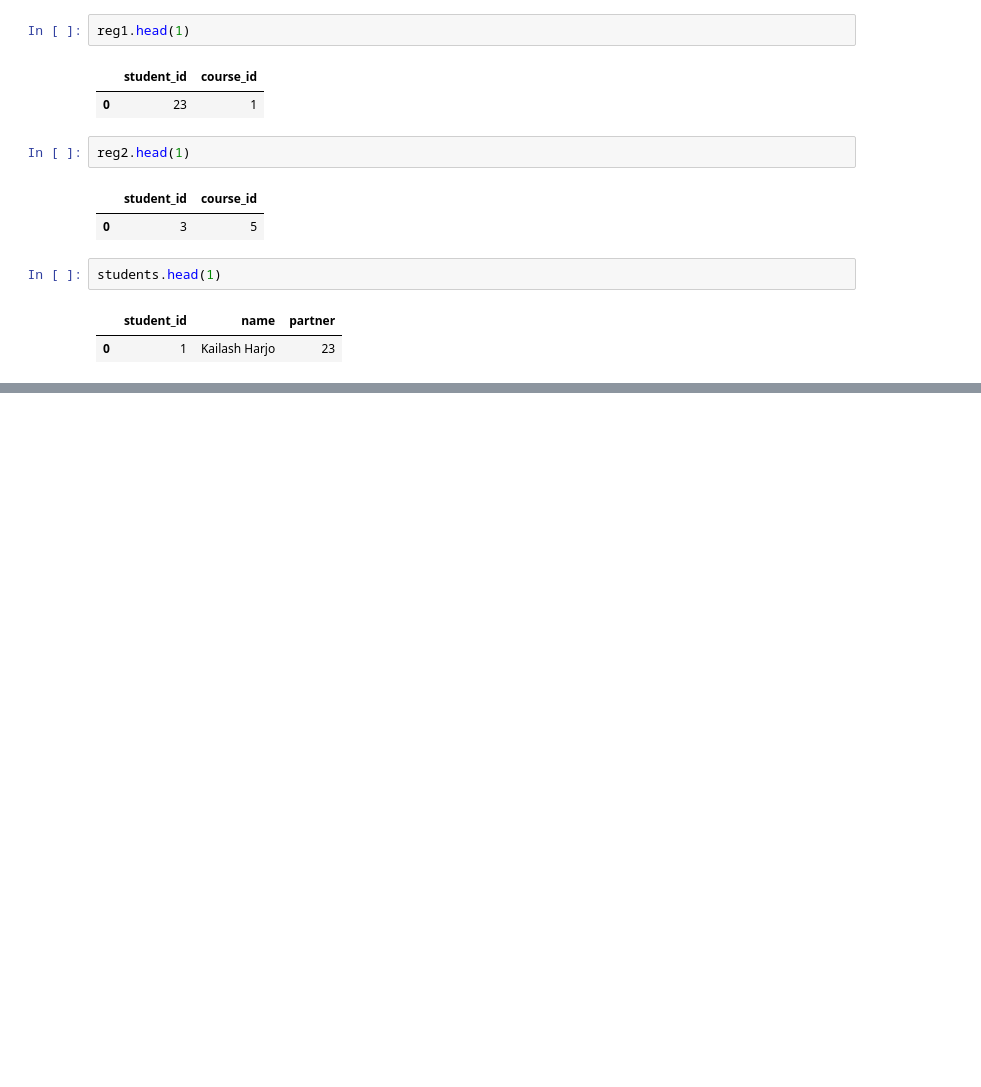
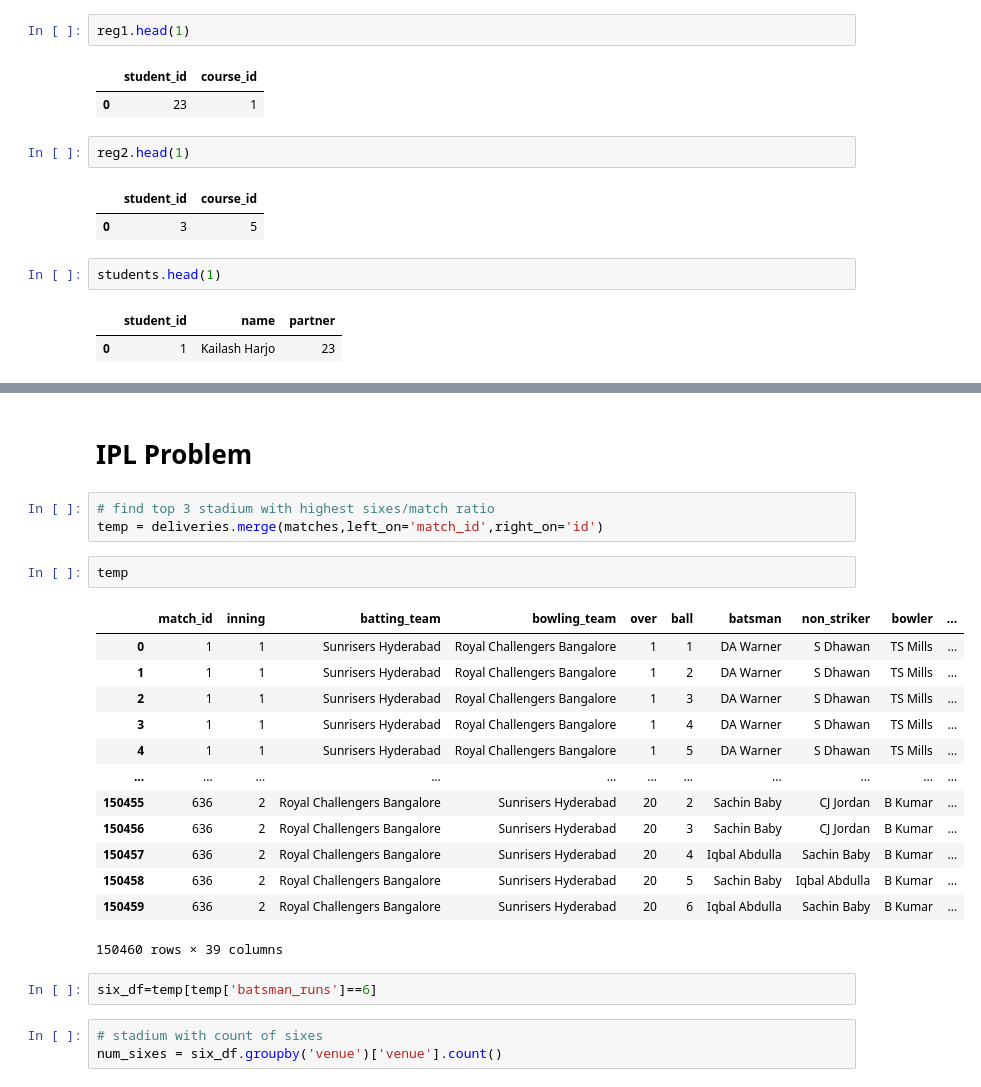
Before and after one commit to Techno-Hub19/py-pandas-tutorials, a Jupyter notebook: Pandas_MJC/Tutorial-1.ipynb, the cells around one changed output, grey strips where cells are left out. Saved outputs shown, nothing was run; the diff lists cells and outputs as text; blank space fills up the shorter version.

```diff
--- a/Pandas_MJC/Tutorial-1.ipynb
+++ b/Pandas_MJC/Tutorial-1.ipynb
@@ -45,0 +425,26 @@ students.head(1)
+# %% [markdown]
+# IPL Problem
+# %%
+# find top 3 stadium with highest sixes/match ratio
+temp = deliveries.merge(matches,left_on='match_id',right_on='id')
+# %%
+temp
+# %% [output]
+|  | match_id | inning | batting_team | bowling_team | over | ball | batsman | non_striker | bowler | ... |
+| 0 | 1 | 1 | Sunrisers Hyderabad | Royal Challengers Bangalore | 1 | 1 | DA Warner | S Dhawan | TS Mills | ... |
+| 1 | 1 | 1 | Sunrisers Hyderabad | Royal Challengers Bangalore | 1 | 2 | DA Warner | S Dhawan | TS Mills | ... |
+| 2 | 1 | 1 | Sunrisers Hyderabad | Royal Challengers Bangalore | 1 | 3 | DA Warner | S Dhawan | TS Mills | ... |
+| 3 | 1 | 1 | Sunrisers Hyderabad | Royal Challengers Bangalore | 1 | 4 | DA Warner | S Dhawan | TS Mills | ... |
+| 4 | 1 | 1 | Sunrisers Hyderabad | Royal Challengers Bangalore | 1 | 5 | DA Warner | S Dhawan | TS Mills | ... |
+| ... | ... | ... | ... | ... | ... | ... | ... | ... | ... | ... |
+| 150455 | 636 | 2 | Royal Challengers Bangalore | Sunrisers Hyderabad | 20 | 2 | Sachin Baby | CJ Jordan | B Kumar | ... |
+| 150456 | 636 | 2 | Royal Challengers Bangalore | Sunrisers Hyderabad | 20 | 3 | Sachin Baby | CJ Jordan | B Kumar | ... |
+| 150457 | 636 | 2 | Royal Challengers Bangalore | Sunrisers Hyderabad | 20 | 4 | Iqbal Abdulla | Sachin Baby | B Kumar | ... |
+| 150458 | 636 | 2 | Royal Challengers Bangalore | Sunrisers Hyderabad | 20 | 5 | Sachin Baby | Iqbal Abdulla | B Kumar | ... |
+| 150459 | 636 | 2 | Royal Challengers Bangalore | Sunrisers Hyderabad | 20 | 6 | Iqbal Abdulla | Sachin Baby | B Kumar | ... |
+150460 rows × 39 columns
+# %%
+six_df=temp[temp['batsman_runs']==6]
+# %%
+# stadium with count of sixes
+num_sixes = six_df.groupby('venue')['venue'].count()
```
Also changed, not shown: parts of 31 cells of this notebook.
